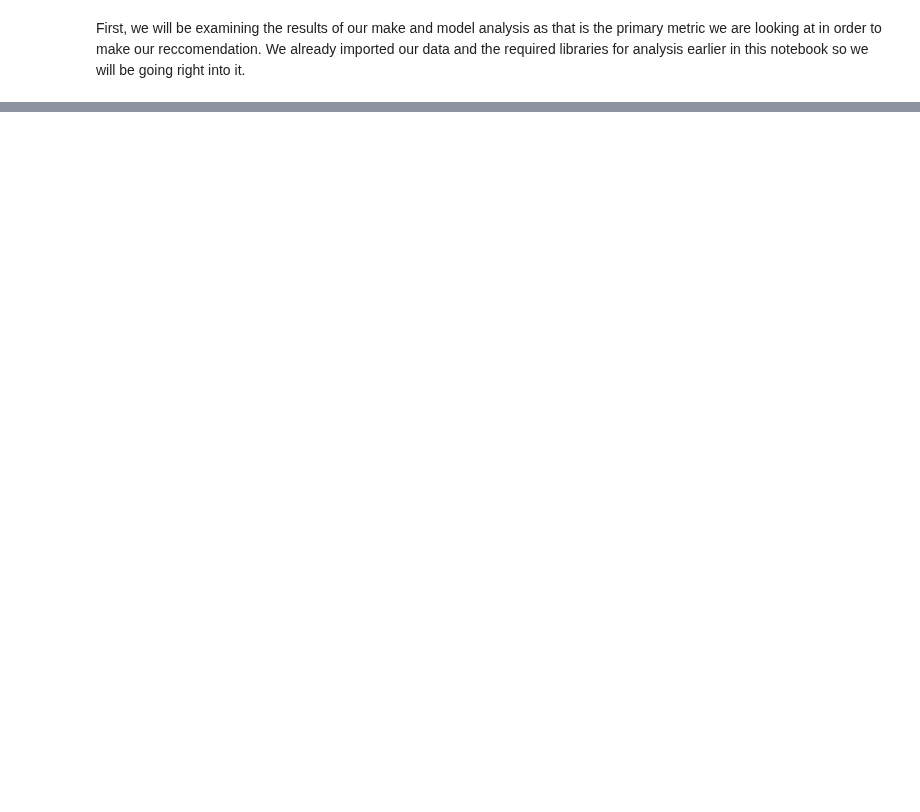
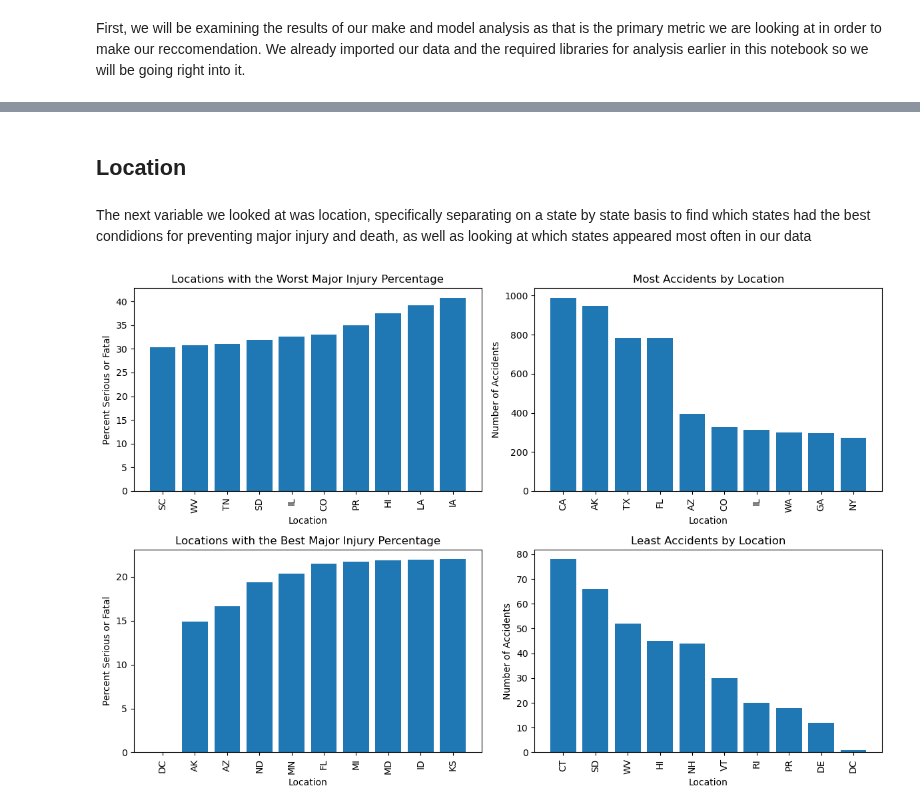
Before and after one commit to learn-co-curriculum/dsc-phase-1-project-v3, a Jupyter notebook: Notebooks/Final_Notebook.ipynb, the cells around one changed output, grey strips where cells are left out. Cells and saved outputs as stored; diff of their text form; code cells hidden in the pictures; blank space fills up the shorter version.

```diff
--- a/Notebooks/Final_Notebook.ipynb
+++ b/Notebooks/Final_Notebook.ipynb
@@ -88,0 +273,68 @@ NameError: name 'top_ten_small_planes_model' is not defined
+# %% [markdown]
+## Location
+# %% [markdown]
+The next variable we looked at was location, specifically separating on a state by state basis to find which states had the best condidions for preventing major injury and death, as well as looking at which states appeared most often in our data
+# %%
+x1 = list(location_of_flight.index)[:10]
+y1= list(location_of_flight['Percent.Serious.and.Fatal'])[:10]
+
+y2 = list(df_location['Location'].value_counts())[:10]
+x2 = list(df_location['Location'].value_counts().index)[:10]
+
+x3 = list(location_of_flight.index)[-10:]
+y3= list(location_of_flight['Percent.Serious.and.Fatal'])[-10:]
+
+y4 = list(df_location['Location'].value_counts())[-10:]
+x4 = list(df_location['Location'].value_counts().index)[-10:]
+
+fig, ax = plt.subplots(2,2, figsize = (12,8))
+
+# first graph
+ax[1][0].bar(x1, y1)
+
+ax[1][0].tick_params(axis="x", labelrotation=90)
+
+ax[1][0].set_ylabel("Percent Serious or Fatal")
+
+ax[1][0].set_xlabel('Location')
+
+ax[1][0].set_title("Locations with the Best Major Injury Percentage")
+
+# second graph
+ax[0][1].bar(x2, y2)
+
+ax[0][1].tick_params(axis="x", labelrotation=90)
+
+ax[0][1].set_ylabel("Number of Accidents")
+
+ax[0][1].set_xlabel('Location')
+
+ax[0][1].set_title("Most Accidents by Location")
+
+
+# third graph
+
+ax[0][0].bar(x3, y3)
+
+ax[0][0].tick_params(axis="x", labelrotation=90)
+
+ax[0][0].set_ylabel("Percent Serious or Fatal")
+
+ax[0][0].set_xlabel('Location')
+
+ax[0][0].set_title("Locations with the Worst Major Injury Percentage")
+
+# second graph
+ax[1][1].bar(x4, y4)
+
+ax[1][1].tick_params(axis="x", labelrotation=90)
+
+ax[1][1].set_ylabel("Number of Accidents")
+
+ax[1][1].set_xlabel('Location')
+
+ax[1][1].set_title('Least Accidents by Location')
+
+fig.tight_layout()
+# %% [output]
+[figure, added]
```
Also changed, not shown: parts of 36 cells of this notebook.
